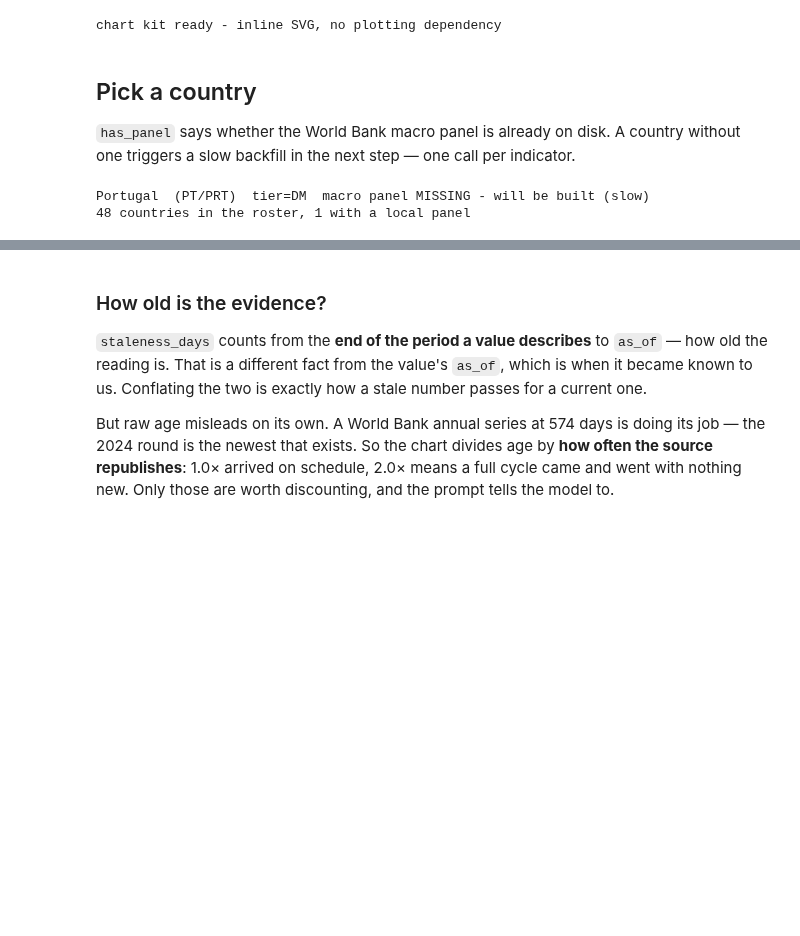
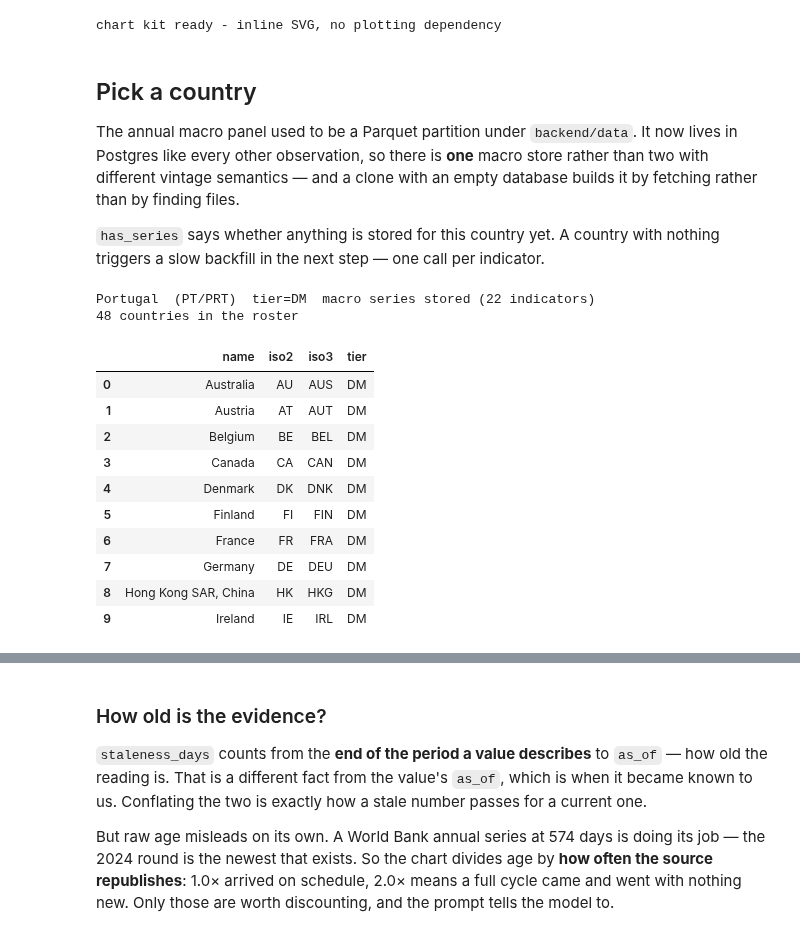
Before and after one commit to EliFebres/ai-country-risk, a Jupyter notebook: backend/notebooks/country_rating_walkthrough.ipynb, the cells around one changed output, grey strips where cells are left out. Drawn from its saved outputs; the diff is of its cells as text; code cells hidden in the pictures; blank space fills up the shorter version.

```diff
--- a/backend/notebooks/country_rating_walkthrough.ipynb
+++ b/backend/notebooks/country_rating_walkthrough.ipynb
@@ -290,25 +291,49 @@ chart kit ready - inline SVG, no plotting dependency
 # %% [markdown]
 ## Pick a country
 
-`has_panel` says whether the World Bank macro panel is already on disk. A country
-without one triggers a slow backfill in the next step — one call per indicator.
+The annual macro panel used to be a Parquet partition under `backend/data`. It
+now lives in Postgres like every other observation, so there is **one** macro
+store rather than two with different vintage semantics — and a clone with an
+empty database builds it by fetching rather than by finding files.
+
+`has_series` says whether anything is stored for this country yet. A country
+with nothing triggers a slow backfill in the next step — one call per indicator.
 # %%
 ISO2 = "PT"   # <-- change country here
 
 ENTRY = next(c for c in constants.COUNTRY_ROSTER if c["iso2"] == ISO2)
 NAME, ISO3 = ENTRY["name"], ENTRY["iso3"]
-HAS_PANEL = country_data_fetch.has_country_partition(country_data_fetch.PANEL_DIR, ISO2)
+
+# One read, reused below. An empty dict is the honest answer for a fresh clone
+# and for a database that is simply down — both mean "nothing stored", and the
+# next cell fetches in either case.
+try:
+    STORED_SERIES = data_push.read_indicator_series(ISO2) or {}
+except Exception as exc:
+    print(f"indicator_series unavailable ({type(exc).__name__}) - treating as empty")
+    STORED_SERIES = {}
+HAS_SERIES = bool(STORED_SERIES)
 
 print(f"{NAME}  ({ISO2}/{ISO3})  tier={ENTRY['tier']}  "
-      f"macro panel {'on disk' if HAS_PANEL else 'MISSING - will be built (slow)'}")
+      f"macro series {f'stored ({len(STORED_SERIES)} indicators)' if HAS_SERIES else 'MISSING - will be fetched (slow)'}")
 
 roster = pd.DataFrame(constants.COUNTRY_ROSTER)[["name", "iso2", "iso3", "tier"]]
-roster["has_panel"] = roster["iso2"].map(
-    lambda c: country_data_fetch.has_country_partition(country_data_fetch.PANEL_DIR, c))
-print(f"{len(roster)} countries in the roster, {int(roster.has_panel.sum())} with a local panel")
+print(f"{len(roster)} countries in the roster")
+display(roster.head(10))
 # %% [output]
-Portugal  (PT/PRT)  tier=DM  macro panel MISSING - will be built (slow)
-48 countries in the roster, 1 with a local panel
+Portugal  (PT/PRT)  tier=DM  macro series stored (22 indicators)
+48 countries in the roster
+|  | name | iso2 | iso3 | tier |
+| 0 | Australia | AU | AUS | DM |
+| 1 | Austria | AT | AUT | DM |
+| 2 | Belgium | BE | BEL | DM |
+| 3 | Canada | CA | CAN | DM |
+| 4 | Denmark | DK | DNK | DM |
+| 5 | Finland | FI | FIN | DM |
+| 6 | France | FR | FRA | DM |
+| 7 | Germany | DE | DEU | DM |
+| 8 | Hong Kong SAR, China | HK | HKG | DM |
+| 9 | Ireland | IE | IRL | DM |
 # %% [markdown]
 ## 1 · The evidence
 
```
Also changed, not shown: parts of 10 cells of this notebook.
